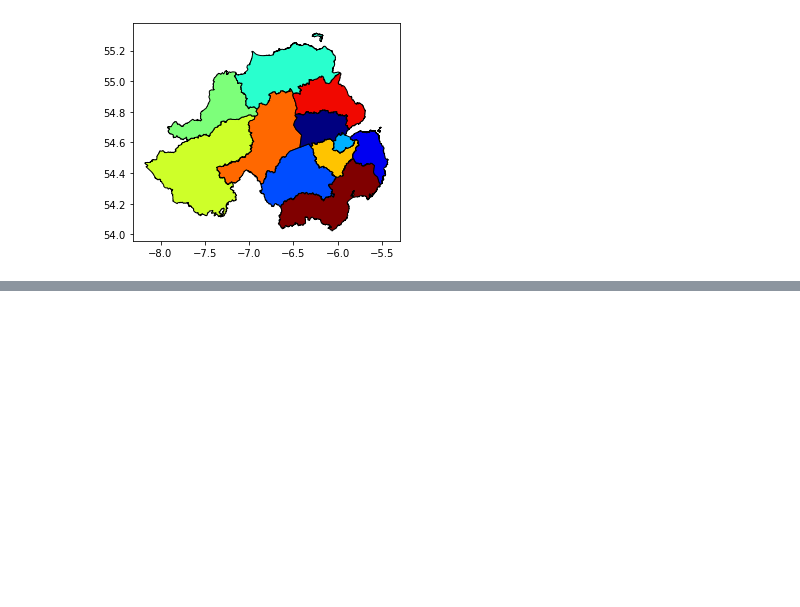
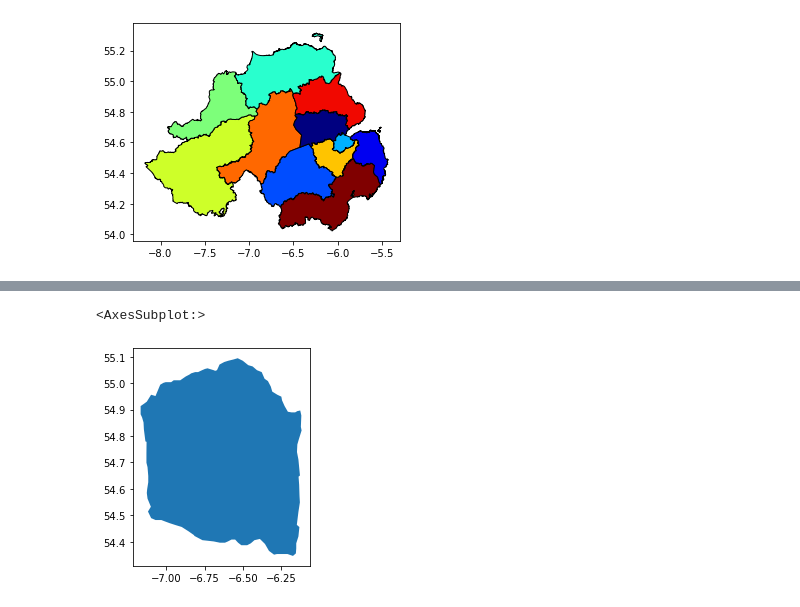
Before and after one commit to epurpur/pythonGeospatialWorkshop, a Jupyter notebook: pythonGeospatial.ipynb, the cells around one changed output, grey strips where cells are left out. Drawn from its saved outputs; the diff is of its cells as text; code cells hidden in the pictures; blank space fills up the shorter version.

```diff
--- a/pythonGeospatial.ipynb
+++ b/pythonGeospatial.ipynb
@@ -40,0 +65,6 @@ districts.plot(cmap='jet', column ='district', edgecolor='black' )
+# %%
+area_of_interest = gpd.read_file(r'/Users/ep9k/Desktop/Shapefiles/area_of_interest.shp')
+area_of_interest.plot()
+# %% [output]
+<AxesSubplot:>
+[figure, added]
```
Also changed, not shown: parts of 13 cells of this notebook.
